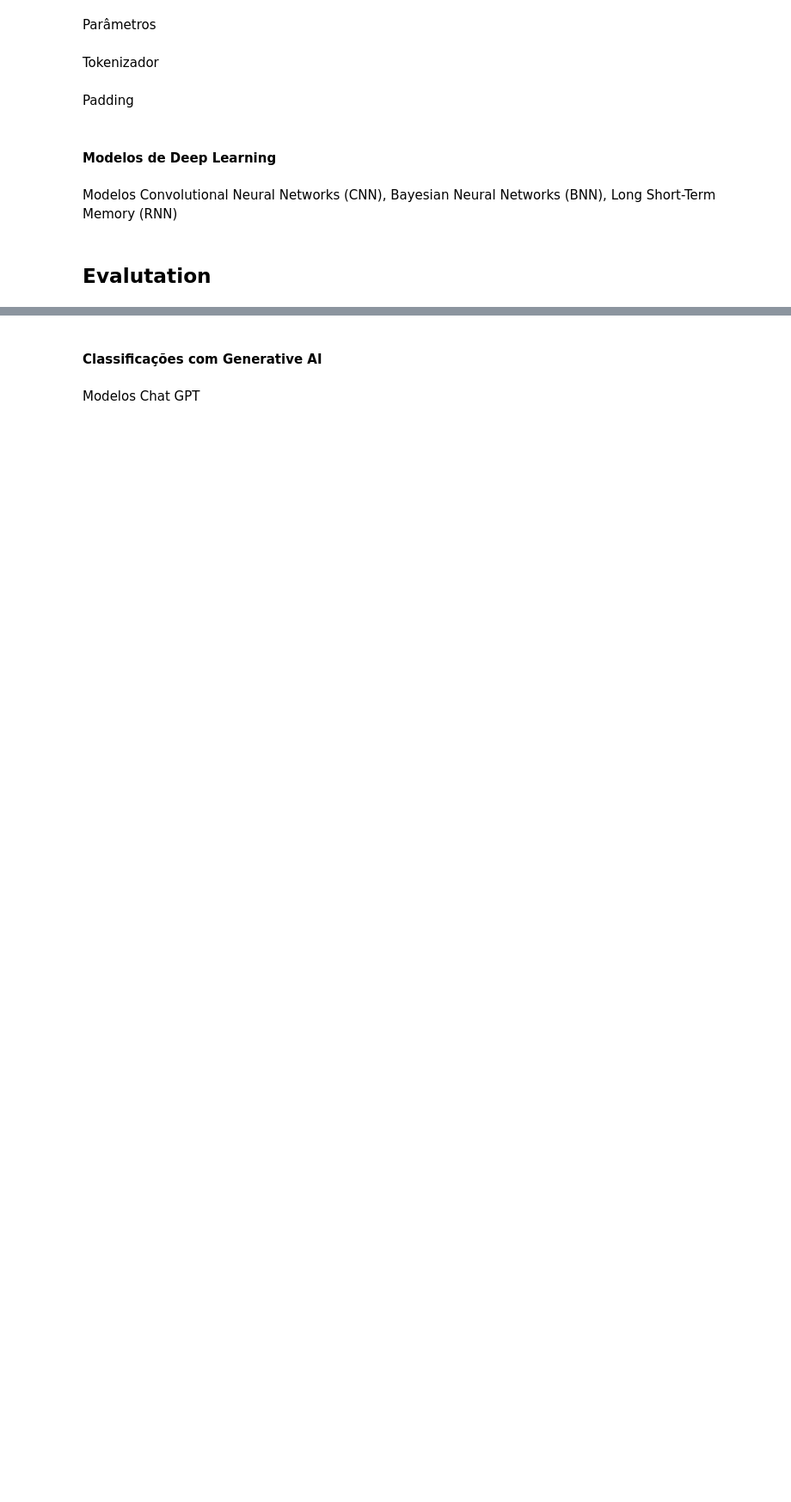
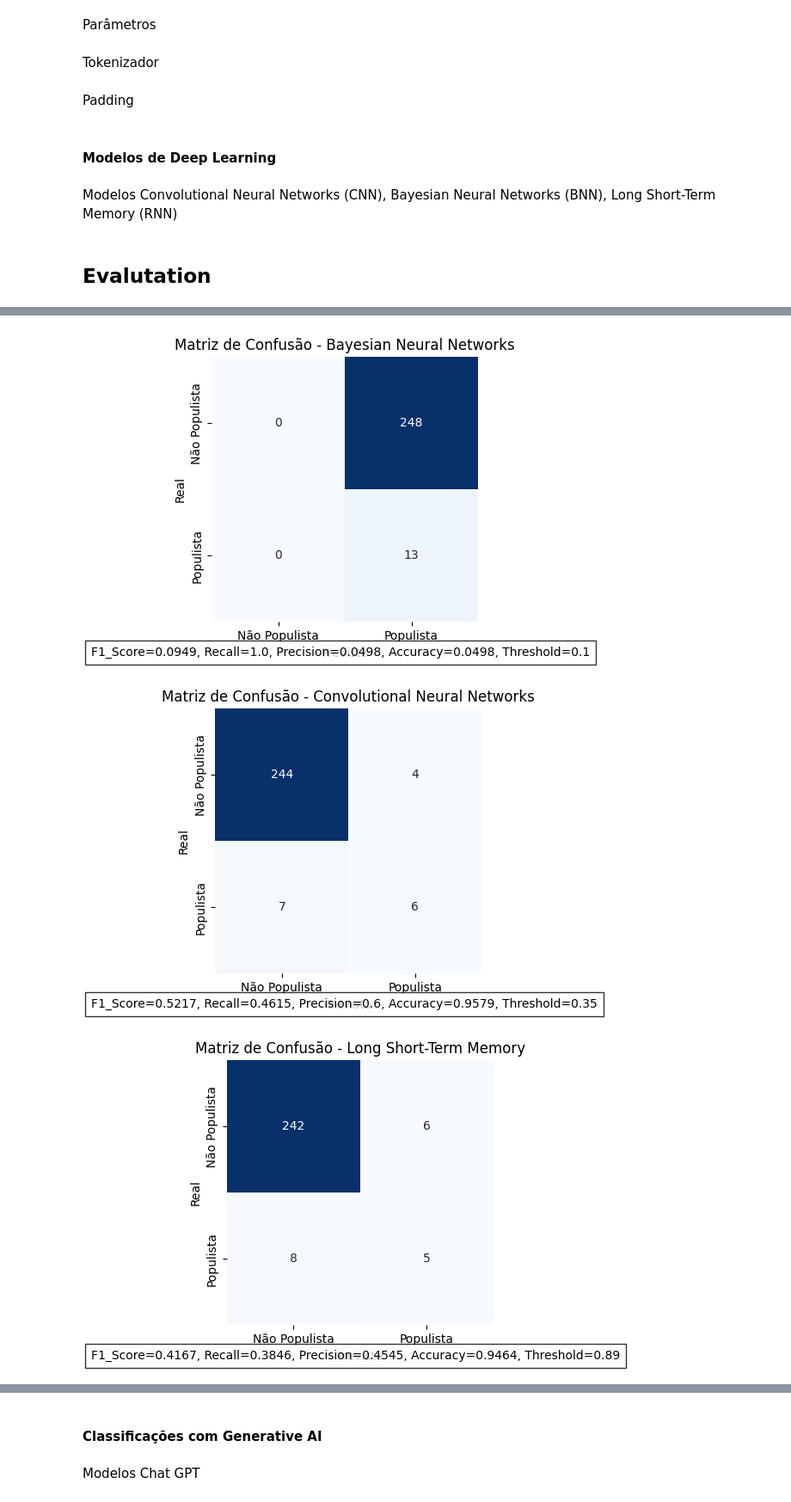
Before and after one commit to antonionipo/Data-analysis-for-populism-in-presidential-speeches, a Jupyter notebook: data_analysis_for_populism_in_presidential_speeches.ipynb, the cells around one changed output, grey strips where cells are left out. Shown at 86% size. Drawn from its saved outputs; the diff is of its cells as text; code cells hidden in the pictures; blank space fills up the shorter version.

```diff
--- a/data_analysis_for_populism_in_presidential_speeches.ipynb
+++ b/data_analysis_for_populism_in_presidential_speeches.ipynb
@@ -425,6 +449,8 @@ Padding
 # %%
 X_train_pad = pad_sequences(X_train_seq, maxlen=MAX_LEN, padding='post')
 X_test_pad = pad_sequences(X_test_seq, maxlen=MAX_LEN, padding='post')
+# %%
+X_train_dl, X_val_dl, y_train_dl, y_val_dl = train_test_split(X_train_pad, y_resampled, test_size=0.15, random_state=42)
 # %% [markdown]
 #### Modelos de Deep Learning
 # %% [markdown]
@@ -583,0 +642,5 @@ Bayesian Neural Networks: F1_Score=0.0956, Recall=1.0, Precision=0.0502, Accurac
+# %%
+evaluate_model(cnn_model, X_test_pad, y_test, model_type="dl", model_name='Convolutional Neural Networks')
+evaluate_model(lstm_model, X_test_pad, y_test, model_type="dl", model_name='Long Short-Term Memory')
+evaluate_model(bnn_model, X_test_pad, y_test, model_type="dl", model_name='Bayesian Neural Networks')
+# %% [output]
@@ -583,0 +650,3 @@ Bayesian Neural Networks: F1_Score=0.0956, Recall=1.0, Precision=0.0502, Accurac
+[figure, added]
+[figure, added]
+[figure, added]
```
Also changed, not shown: parts of 32 cells of this notebook.
